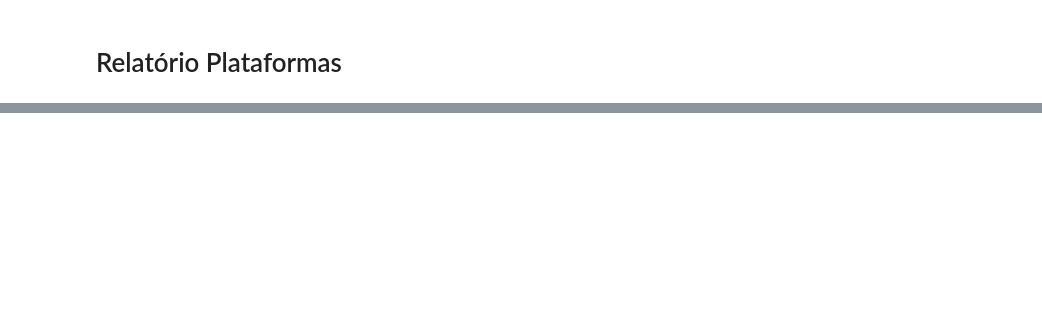
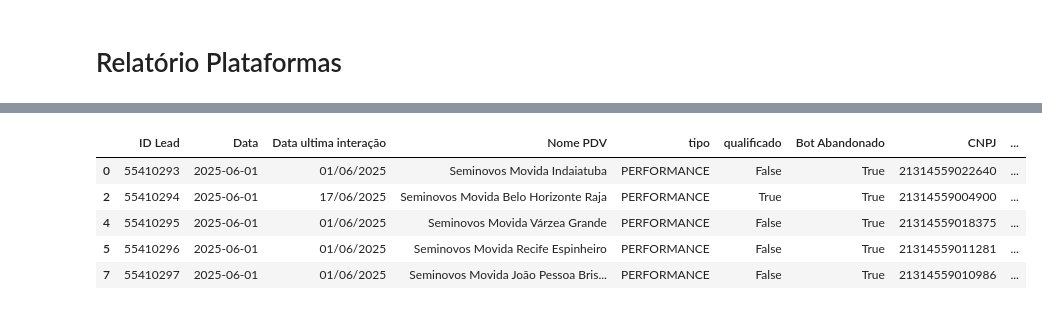
Before and after one commit to movi-data/painel_performance, a Jupyter notebook: painel_performance.ipynb, the cells around one changed output, grey strips where cells are left out. Drawn from its saved outputs; the diff is of its cells as text; code cells hidden in the pictures; blank space fills up the shorter version.

```diff
--- a/painel_performance.ipynb
+++ b/painel_performance.ipynb
@@ -41,3 +43,84 @@ leads_por_canal_mes.head()
 | 148 | 2025-06-14 | INSTAGRAM | 2289 |
 | 910 | 2025-08-16 | WHATSAPP | 2264 |
 | 1195 | 2025-09-09 | INSTAGRAM | 2252 |
+# %%
+import pandas as pd
+import locale
+
+# --- ETAPA 1: Carregar os arquivos ---
+df_propostas = pd.read_csv("propostas.csv", sep=";", encoding="utf-8", low_memory=False)
+df_lojas = pd.read_excel("de_para_loja.xlsx")
+
+# --- ETAPA : Preparar Colunas ---
+# Tranformar 'Canal' em maiuscula
+df_propostas['Canal'] = df_propostas['Canal'].str.upper()
+# Filtrar o primeiro Canal na coluna 'Canal'
+df_propostas['Canal'] = df_propostas['Canal'].str.split(',').str[0]
+
+# --- ETAPA : Criar coluna 'Bot abandonado' ---
+df_propostas['Bot Abandonado'] = df_propostas['tags'].str.contains('Bot Abandonado', case=False)
+
+# --- ETAPA : Novo df com menos colunas ---
+df_propostas_resumido = df_propostas[['ID Lead', 'Data', 'Data ultima interação',
+                                      'Nome PDV', 'tipo', 'qualificado','Bot Abandonado']]
+
+# --- ETAPA : Criar merge com base no Lojas ---
+df_propostas_ajustado = pd.merge(df_propostas_resumido, df_lojas,
+                                 on="Nome PDV", how="left", indicator=True)
+# --- ETAPA : remover duplicadas ---
+df_propostas_ajustado.drop_duplicates(inplace=True)
+
+# --- ETAPA : Criar colunas de data ---
+
+# Converter a coluna Data para datetime
+df_propostas_ajustado["Data"] = pd.to_datetime(df_propostas_ajustado["Data"], format="%d/%m/%Y")
+
+# Dia do Mês
+df_propostas_ajustado['dia_do_mes'] = df_propostas_ajustado['Data'].dt.day
+
+# Mês do ano (número)
+df_propostas_ajustado['mes_do_ano'] = df_propostas_ajustado['Data'].dt.month
+
+# Nome Mês do ano por extenso em português
+meses = {
+    1: "Janeiro", 2: "Fevereiro", 3: "Março", 4: "Abril",
+    5: "Maio", 6: "Junho", 7: "Julho", 8: "Agosto",
+    9: "Setembro", 10: "Outubro", 11: "Novembro", 12: "Dezembro"
+}
+df_propostas_ajustado['nome_mes'] = df_propostas_ajustado['mes_do_ano'].map(meses)
+
+# Dia da semana (número: 0=Segunda, 6=Domingo)
+df_propostas_ajustado['dia_da_semana'] = df_propostas_ajustado['Data'].dt.dayofweek
+
+# Nome do dia da semana por extenso em português
+dias = {
+    0: "Segunda-feira", 1: "Terça-feira", 2: "Quarta-feira",
+    3: "Quinta-feira", 4: "Sexta-feira", 5: "Sábado", 6: "Domingo"
+}
+
+df_propostas_ajustado['nome_dia'] = df_propostas_ajustado['dia_da_semana'].map(dias)
+
+# Substituir coluna 'Nome PDV' por 'Nome ajustado'
+df_propostas_ajustado['Nome PDV'] = df_propostas_ajustado['Nome ajustado']
+
+# Manter somente colunas necessárias
+df_propostas_ajustado = df_propostas_ajustado[[
+
+      'ID Lead', 'Data', 'Data ultima interação', 'Nome PDV', 'tipo',
+       'qualificado', 'Bot Abandonado', 'CNPJ','Região', 'Varejo', 'UF', 'Cidade',
+      'DDD','Status', 'CEP', 'Telefone', 'Endereço ', 'Bairro', 'Mobi ID', 'Regional',
+       'dia_do_mes', 'mes_do_ano', 'nome_mes', 'dia_da_semana',
+       'nome_dia', '_merge'
+
+]]
+
+
+# Vizualização para conferência
+df_propostas_ajustado.head()
+# %% [output]
+|  | ID Lead | Data | Data ultima interação | Nome PDV | tipo | qualificado | Bot Abandonado | CNPJ | ... |
+| 0 | 55410293 | 2025-06-01 | 01/06/2025 | Seminovos Movida Indaiatuba | PERFORMANCE | False | True | 21314559022640 | ... |
+| 2 | 55410294 | 2025-06-01 | 17/06/2025 | Seminovos Movida Belo Horizonte Raja | PERFORMANCE | True | True | 21314559004900 | ... |
+| 4 | 55410295 | 2025-06-01 | 01/06/2025 | Seminovos Movida Várzea Grande | PERFORMANCE | False | True | 21314559018375 | ... |
+| 5 | 55410296 | 2025-06-01 | 01/06/2025 | Seminovos Movida Recife Espinheiro | PERFORMANCE | False | True | 21314559011281 | ... |
+| 7 | 55410297 | 2025-06-01 | 01/06/2025 | Seminovos Movida João Pessoa Bris... | PERFORMANCE | False | True | 21314559010986 | ... |
```
Also changed, not shown: parts of 7 cells of this notebook.
